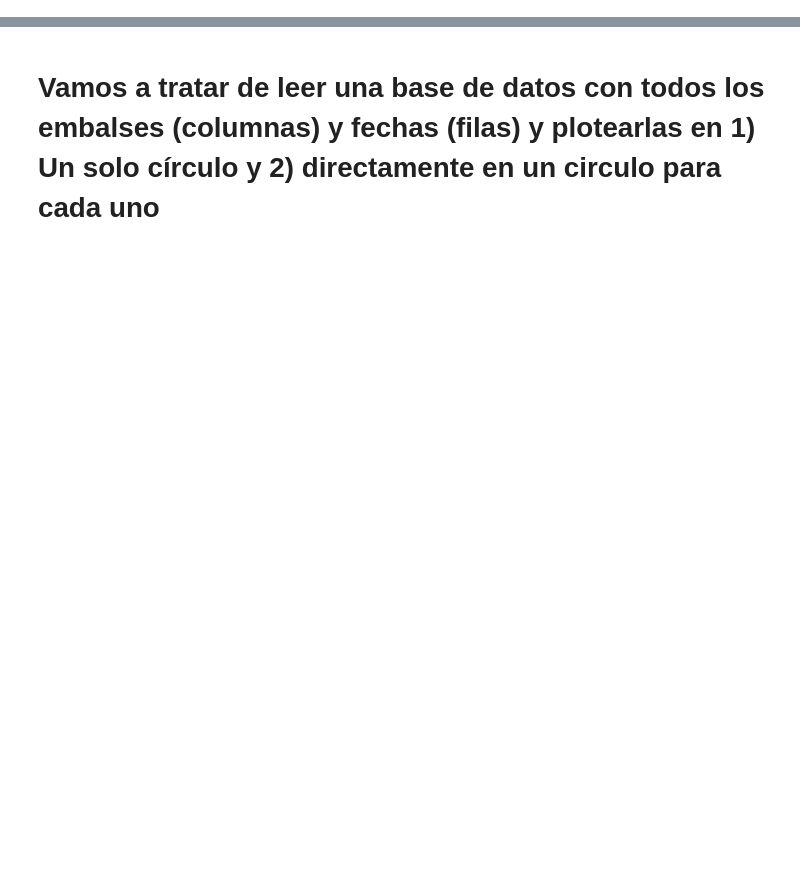
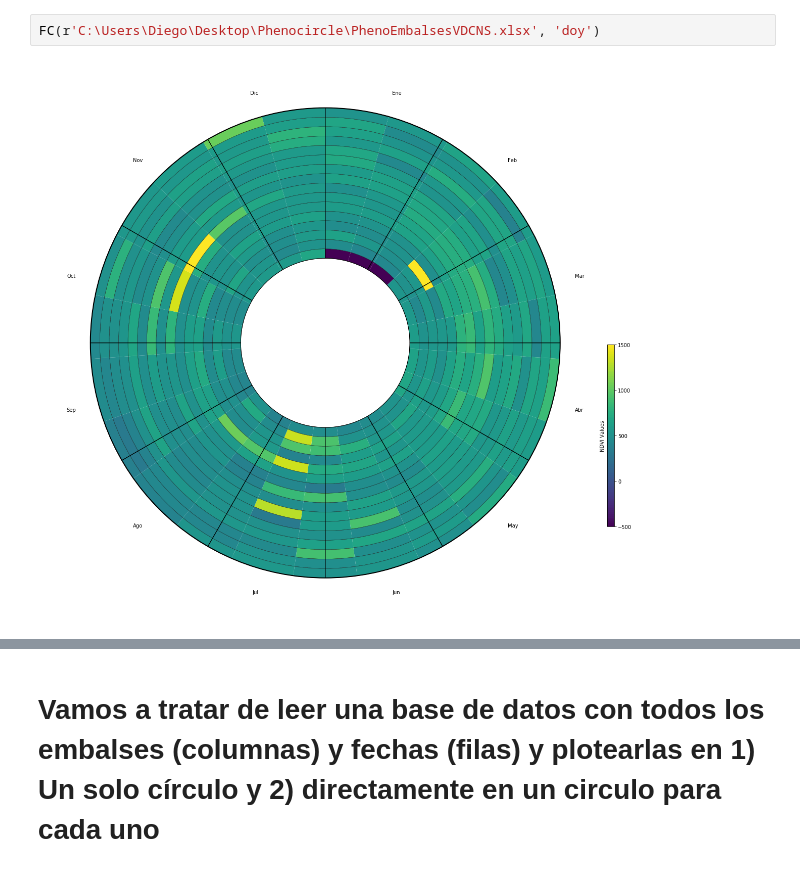
Before and after one commit to Digdgeo/PhenoCircles, a Jupyter notebook: PhenoCircle Embalses.ipynb, the cells around one changed output, grey strips where cells are left out. Drawn from its saved outputs; the diff is of its cells as text; blank space fills up the shorter version.

```diff
--- a/PhenoCircle Embalses.ipynb
+++ b/PhenoCircle Embalses.ipynb
@@ -126,0 +392,4 @@ def FC(datos, indice):
+# %%
+FC(r'C:\Users\Diego\Desktop\Phenocircle\PhenoEmbalsesVDCNS.xlsx', 'doy')
+# %% [output]
+[figure, added]
```
Also changed, not shown: parts of 8 cells of this notebook.
